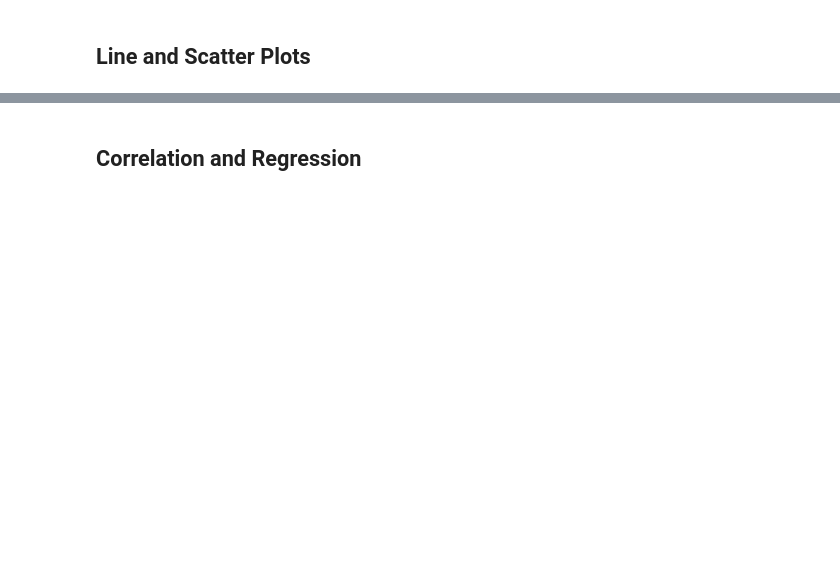
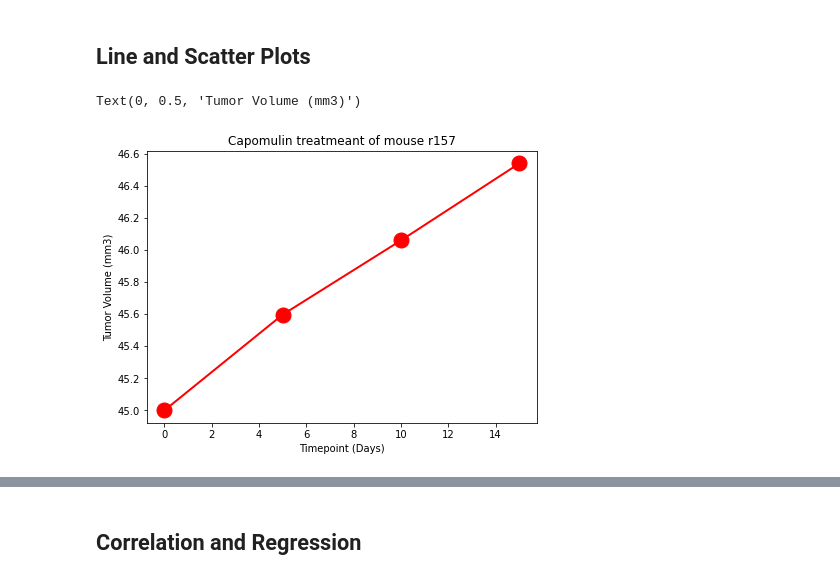
Before and after one commit to woodpecker2100/matplotlib, a Jupyter notebook: pymaceuticals_starter.ipynb, the cells around one changed output, grey strips where cells are left out. Drawn from its saved outputs; the diff is of its cells as text; code cells hidden in the pictures; blank space fills up the shorter version.

```diff
--- a/pymaceuticals_starter.ipynb
+++ b/pymaceuticals_starter.ipynb
@@ -237,0 +388,15 @@ last_tumor_vol_df
+# %%
+# Generate a line plot of time point versus tumor volume for a mouse treated with Capomulin
+
+capomulin_mouse_chart = Capomulin_df.loc[Capomulin_df["Mouse ID"] == "r157",:]
+capomulin_mouse_chart.head()
+x_axis = capomulin_mouse_chart["Timepoint"]
+tumsiz = capomulin_mouse_chart["Tumor Volume (mm3)"]
+fig1, ax1 = plt.subplots(figsize=(7, 5))
+plt.title('Capomulin treatmeant of mouse r157')
+plt.plot(x_axis, tumsiz,linewidth=2, markersize=15,marker="o",color="red")
+plt.xlabel('Timepoint (Days)')
+plt.ylabel('Tumor Volume (mm3)')
+# %% [output]
+Text(0, 0.5, 'Tumor Volume (mm3)')
+[figure, added]
```
Also changed, not shown: parts of 14 cells of this notebook.
